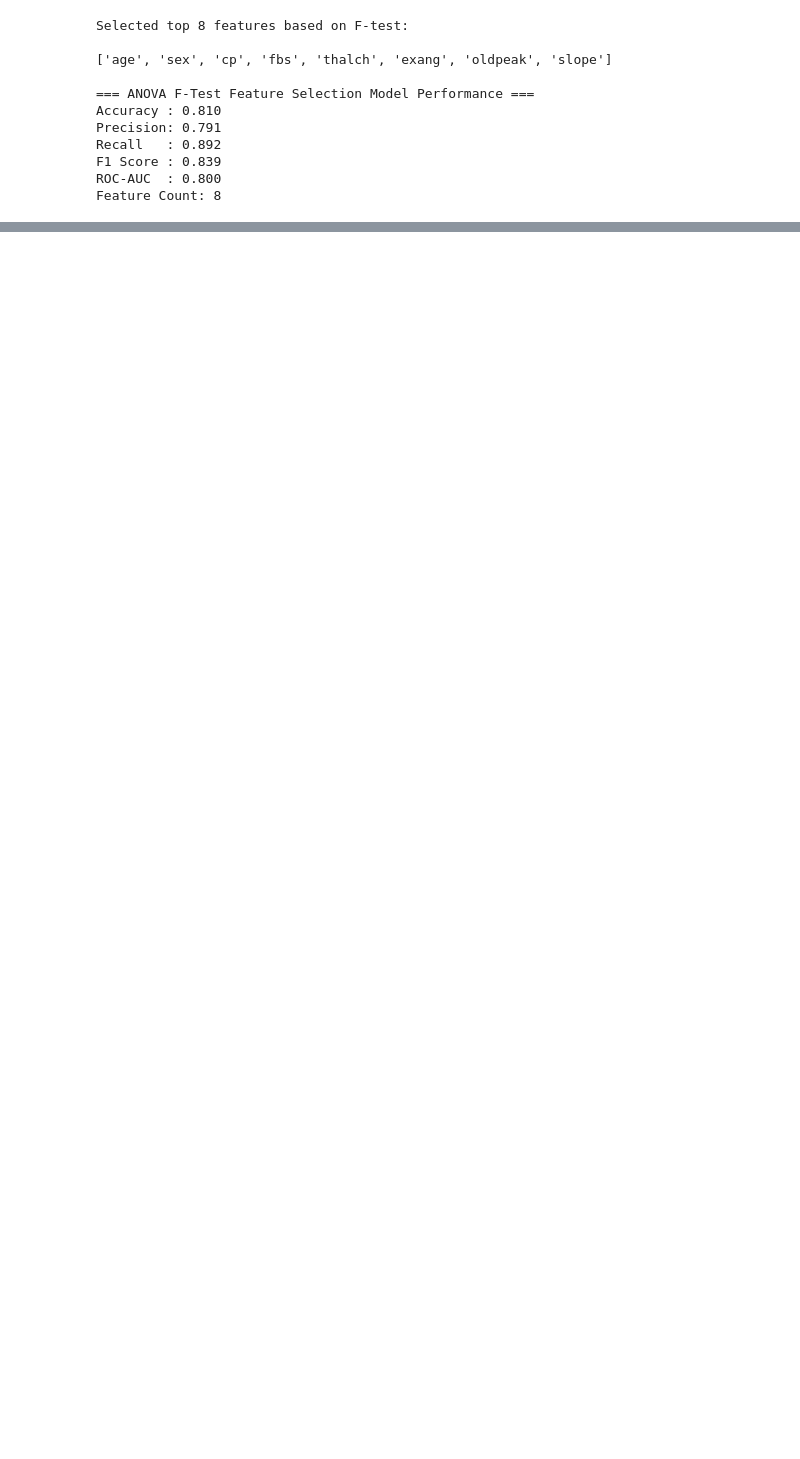
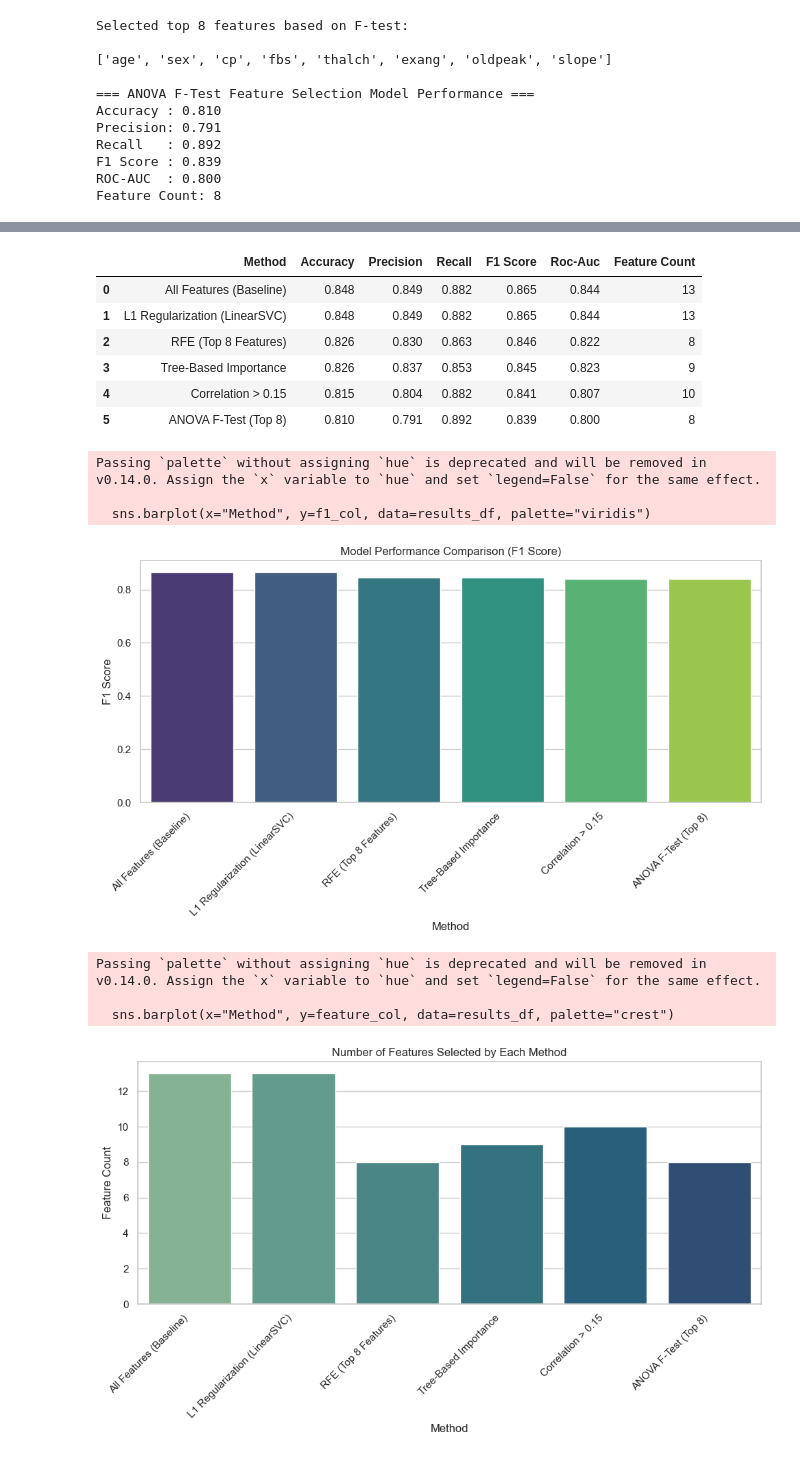
Before and after one commit to sriksven/MLOps_Submissions, a Jupyter notebook: Labs/Lab_10/Model_Developemet_Labs/Feature_Selection/feature_selection_assignment.ipynb, the cells around one changed output, grey strips where cells are left out. Saved outputs shown, nothing was run; the diff lists cells and outputs as text; code cells hidden in the pictures; blank space fills up the shorter version.

```diff
--- a/Labs/Lab_10/Model_Developemet_Labs/Feature_Selection/feature_selection_assignment.ipynb
+++ b/Labs/Lab_10/Model_Developemet_Labs/Feature_Selection/feature_selection_assignment.ipynb
@@ -342,0 +583,77 @@ Feature Count: 8
+# %%
+import pandas as pd
+import matplotlib.pyplot as plt
+import seaborn as sns
+
+# --- Validate and convert results to DataFrame ---
+try:
+    results_df = pd.DataFrame(results)
+except NameError:
+    raise NameError("⚠️ 'results' not found. Please re-run the cells that define and populate it.")
+
+if results_df.empty:
+    raise ValueError("⚠️ No results found. Ensure record_results() was called after each model.")
+
+# --- Clean up column names for consistency ---
+results_df.columns = [c.strip().title().replace("_", " ") for c in results_df.columns]
+
+# --- Identify F1 Score column dynamically ---
+f1_col = next((c for c in results_df.columns if "F1" in c), None)
+if not f1_col:
+    raise KeyError("Could not find an F1 Score column in results.")
+
+# --- Sort results by F1 Score ---
+results_df = results_df.sort_values(by=f1_col, ascending=False).reset_index(drop=True)
+
+# --- Display formatted summary table ---
+display(results_df.style.background_gradient(cmap="Blues").format(precision=3))
+
+# --- Plot: F1 Score comparison ---
+plt.figure(figsize=(10,6))
+sns.barplot(x="Method", y=f1_col, data=results_df, palette="viridis")
+plt.title("Model Performance Comparison (" + f1_col + ")")
+plt.xticks(rotation=45, ha='right')
+plt.tight_layout()
+plt.show()
+
+# --- Plot: number of features selected ---
+feature_col = next((c for c in results_df.columns if "Feature" in c), None)
+if feature_col:
+    plt.figure(figsize=(10,6))
+    sns.barplot(x="Method", y=feature_col, data=results_df, palette="crest")
+    plt.title("Number of Features Selected by Each Method")
+    plt.xticks(rotation=45, ha='right')
+    plt.tight_layout()
+    plt.show()
+
+# --- Print final insights ---
+best_method = results_df.iloc[0]["Method"]
+best_f1 = results_df.iloc[0][f1_col]
+
+print("\n✅ Feature Selection Summary:")
+print(f"""
+Best Performing Method: {best_method} ({f1_col} = {best_f1:.3f})
+
+Observations:
+- Filter methods (Correlation, ANOVA) are fastest but less model-aware.
+- Wrapper (RFE) and Embedded (Tree-based, L1) methods balance simplicity and accuracy.
+- Tree-based importance often provides strong performance with fewer features.
+- L1 Regularization automatically drops weak or redundant variables.
+- Always confirm selected features with domain knowledge before deployment.
+""")
+# %% [output]
+|  | Method | Accuracy | Precision | Recall | F1 Score | Roc-Auc | Feature Count |
+| 0 | All Features (Baseline) | 0.848 | 0.849 | 0.882 | 0.865 | 0.844 | 13 |
+| 1 | L1 Regularization (LinearSVC) | 0.848 | 0.849 | 0.882 | 0.865 | 0.844 | 13 |
+| 2 | RFE (Top 8 Features) | 0.826 | 0.830 | 0.863 | 0.846 | 0.822 | 8 |
+| 3 | Tree-Based Importance | 0.826 | 0.837 | 0.853 | 0.845 | 0.823 | 9 |
+| 4 | Correlation > 0.15 | 0.815 | 0.804 | 0.882 | 0.841 | 0.807 | 10 |
+| 5 | ANOVA F-Test (Top 8) | 0.810 | 0.791 | 0.892 | 0.839 | 0.800 | 8 |
+Passing `palette` without assigning `hue` is deprecated and will be removed in v0.14.0. Assign the `x` variable to `hue` and set `legend=False` for the same effect.
+
+  sns.barplot(x="Method", y=f1_col, data=results_df, palette="viridis")
+[figure, added]
+Passing `palette` without assigning `hue` is deprecated and will be removed in v0.14.0. Assign the `x` variable to `hue` and set `legend=False` for the same effect.
+
+  sns.barplot(x="Method", y=feature_col, data=results_df, palette="crest")
+[figure, added]
```
Also changed, not shown: parts of 11 cells of this notebook.
